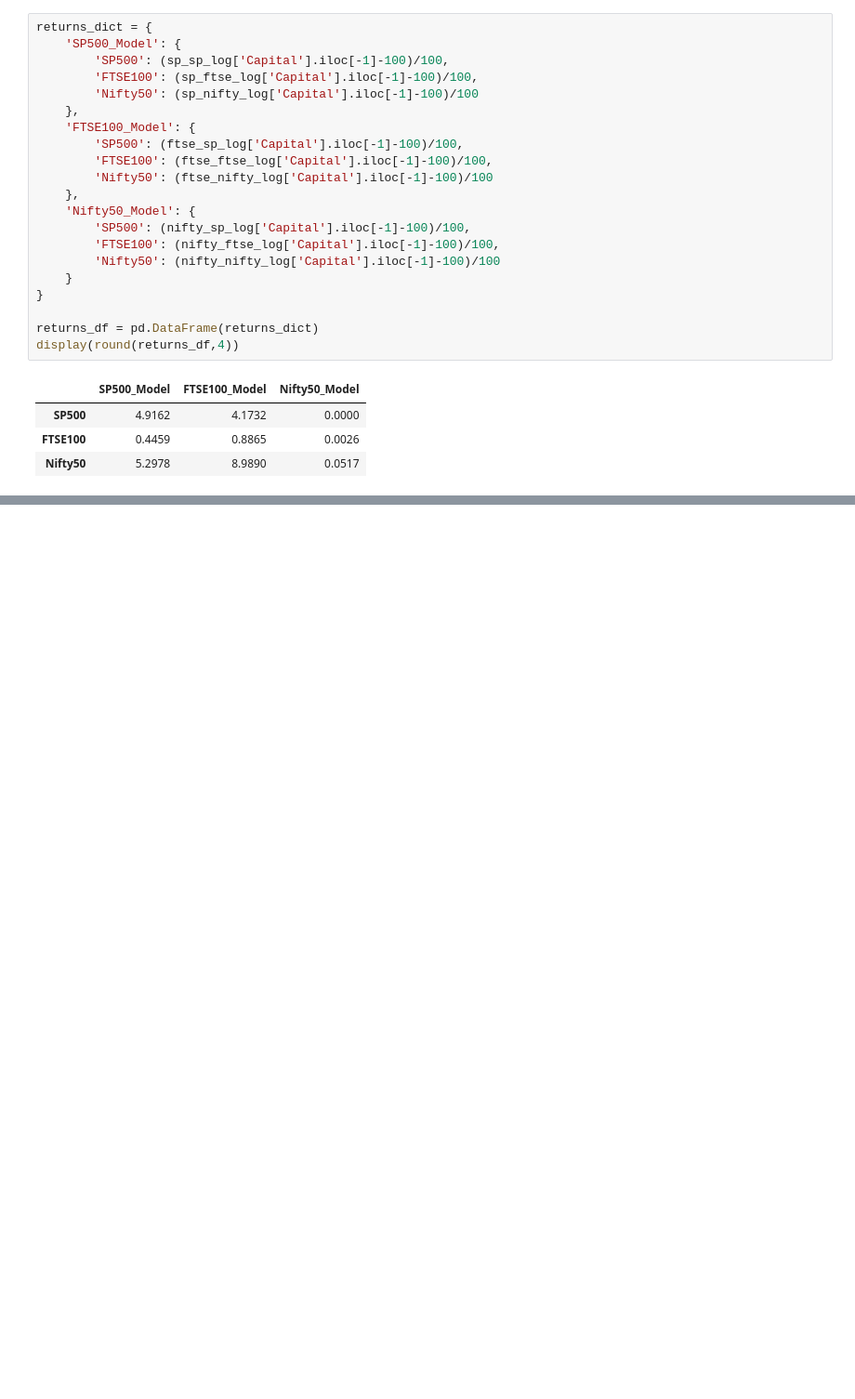
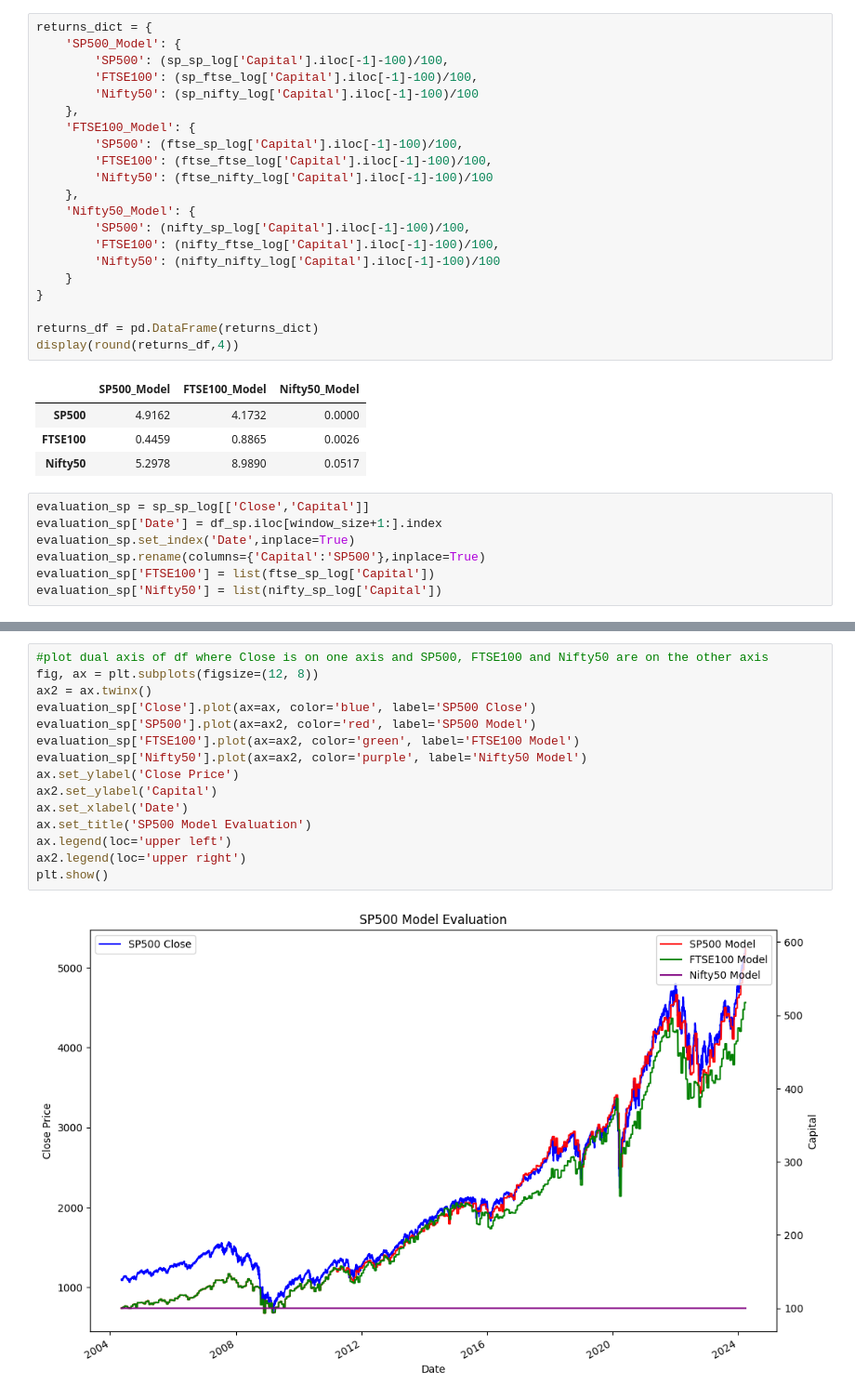
Before and after one commit to PhilipNJ/MScDissertationCode, a Jupyter notebook: Comparison.ipynb, the cells around one changed output, grey strips where cells are left out. Shown at 93% size. Cells and saved outputs as stored; diff of their text form; blank space fills up the shorter version.

```diff
--- a/Comparison.ipynb
+++ b/Comparison.ipynb
@@ -295,3 +300,10 @@ display(round(returns_df,4))
 | SP500 | 4.9162 | 4.1732 | 0.0000 |
 | FTSE100 | 0.4459 | 0.8865 | 0.0026 |
 | Nifty50 | 5.2978 | 8.9890 | 0.0517 |
+# %%
+evaluation_sp = sp_sp_log[['Close','Capital']]
+evaluation_sp['Date'] = df_sp.iloc[window_size+1:].index
+evaluation_sp.set_index('Date',inplace=True)
+evaluation_sp.rename(columns={'Capital':'SP500'},inplace=True)
+evaluation_sp['FTSE100'] = list(ftse_sp_log['Capital'])
+evaluation_sp['Nifty50'] = list(nifty_sp_log['Capital'])
@@ -297,0 +324,17 @@ display(round(returns_df,4))
+# %%
+#plot dual axis of df where Close is on one axis and SP500, FTSE100 and Nifty50 are on the other axis
+fig, ax = plt.subplots(figsize=(12, 8))
+ax2 = ax.twinx()
+evaluation_sp['Close'].plot(ax=ax, color='blue', label='SP500 Close')
+evaluation_sp['SP500'].plot(ax=ax2, color='red', label='SP500 Model')
+evaluation_sp['FTSE100'].plot(ax=ax2, color='green', label='FTSE100 Model')
+evaluation_sp['Nifty50'].plot(ax=ax2, color='purple', label='Nifty50 Model')
+ax.set_ylabel('Close Price')
+ax2.set_ylabel('Capital')
+ax.set_xlabel('Date')
+ax.set_title('SP500 Model Evaluation')
+ax.legend(loc='upper left')
+ax2.legend(loc='upper right')
+plt.show()
+# %% [output]
+[figure, added]
```
Also changed, not shown: parts of 5 cells of this notebook.
